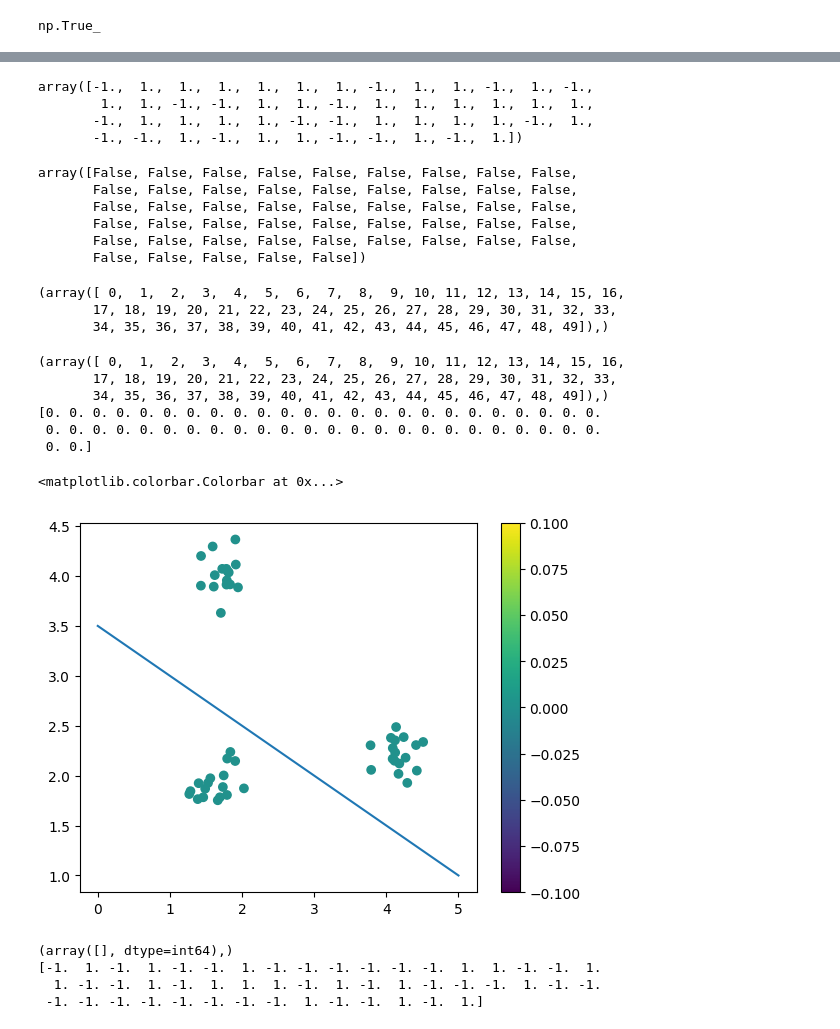
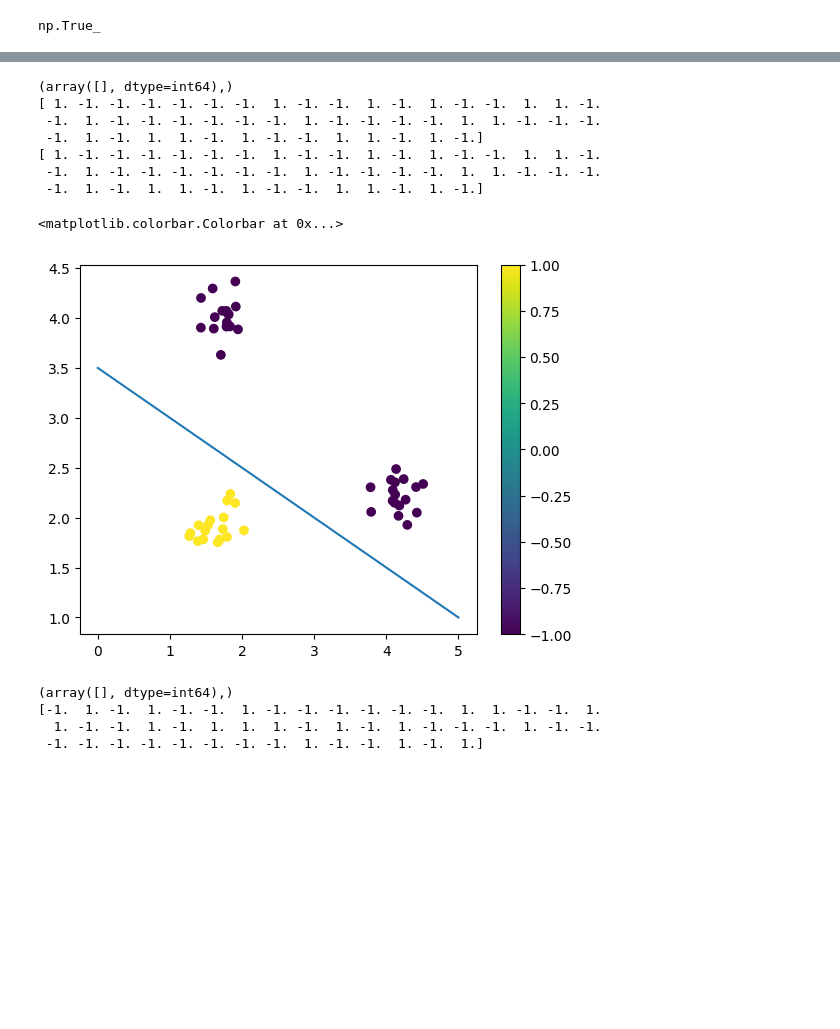
Before and after one commit to MrEwdew/DeepLearning25, a Jupyter notebook: week_2/Aufgabe_2_Multi_Class_Perceptrons.ipynb, the cells around one changed output, grey strips where cells are left out. Drawn from its saved outputs; the diff is of its cells as text; code cells hidden in the pictures; blank space fills up the shorter version.

```diff
--- a/week_2/Aufgabe_2_Multi_Class_Perceptrons.ipynb
+++ b/week_2/Aufgabe_2_Multi_Class_Perceptrons.ipynb
@@ -288,47 +275,25 @@ array([-0.74588419,  0.9106858 ,  0.98339344,  0.45261912,  1.4341747 ,
-# %%
-np.sign(w1.dot(X.T)+b1)
-# %% [output]
-array([-1.,  1.,  1.,  1.,  1.,  1.,  1., -1.,  1.,  1., -1.,  1., -1.,
-        1.,  1., -1., -1.,  1.,  1., -1.,  1.,  1.,  1.,  1.,  1.,  1.,
-       -1.,  1.,  1.,  1.,  1., -1., -1.,  1.,  1.,  1.,  1., -1.,  1.,
-       -1., -1.,  1., -1.,  1.,  1., -1., -1.,  1., -1.,  1.])
-# %%
-#check result
-y_one[:,0]==np.sign(w1.dot(X.T)+b1)
-# %% [output]
-array([False, False, False, False, False, False, False, False, False,
-       False, False, False, False, False, False, False, False, False,
-       False, False, False, False, False, False, False, False, False,
-       False, False, False, False, False, False, False, False, False,
-       False, False, False, False, False, False, False, False, False,
-       False, False, False, False, False])
-# %%
-# get IDs of wrong classified
-pos=np.where(y_one[:,0]!=np.sign(w1.dot(X.T)+b1))
-print(pos)
-# %% [output]
-(array([ 0,  1,  2,  3,  4,  5,  6,  7,  8,  9, 10, 11, 12, 13, 14, 15, 16,
-       17, 18, 19, 20, 21, 22, 23, 24, 25, 26, 27, 28, 29, 30, 31, 32, 33,
-       34, 35, 36, 37, 38, 39, 40, 41, 42, 43, 44, 45, 46, 47, 48, 49]),)
 # %%
-pos=np.where(y_one[:,0]!=np.sign(w1.dot(X.T)+b1))
+pos=np.where(y_one[:,0]==np.sign(w1.dot(X.T)+b1))
 print(pos)
+
 y_test=np.copy(y_one[:,0])
+print(y_test)
 y_test[pos]= 0
 print(y_test)
 plot_line_from_normal_vector_and_offset(w1,b1,x_range= [0,5])
 plt.scatter(X[:,0],X[:,1],c=y_test)#set color
 plt.colorbar()
 #abline(1,2)
 # %% [output]
-(array([ 0,  1,  2,  3,  4,  5,  6,  7,  8,  9, 10, 11, 12, 13, 14, 15, 16,
-       17, 18, 19, 20, 21, 22, 23, 24, 25, 26, 27, 28, 29, 30, 31, 32, 33,
-       34, 35, 36, 37, 38, 39, 40, 41, 42, 43, 44, 45, 46, 47, 48, 49]),)
-[0. 0. 0. 0. 0. 0. 0. 0. 0. 0. 0. 0. 0. 0. 0. 0. 0. 0. 0. 0. 0. 0. 0. 0.
- 0. 0. 0. 0. 0. 0. 0. 0. 0. 0. 0. 0. 0. 0. 0. 0. 0. 0. 0. 0. 0. 0. 0. 0.
- 0. 0.]
+(array([], dtype=int64),)
+[ 1. -1. -1. -1. -1. -1. -1.  1. -1. -1.  1. -1.  1. -1. -1.  1.  1. -1.
+ -1.  1. -1. -1. -1. -1. -1. -1.  1. -1. -1. -1. -1.  1.  1. -1. -1. -1.
+ -1.  1. -1.  1.  1. -1.  1. -1. -1.  1.  1. -1.  1. -1.]
+[ 1. -1. -1. -1. -1. -1. -1.  1. -1. -1.  1. -1.  1. -1. -1.  1.  1. -1.
+ -1.  1. -1. -1. -1. -1. -1. -1.  1. -1. -1. -1. -1.  1.  1. -1. -1. -1.
+ -1.  1. -1.  1.  1. -1.  1. -1. -1.  1.  1. -1.  1. -1.]
 <matplotlib.colorbar.Colorbar at 0x...>
-[figure, old version]
+[figure, new version]
 # %%
 # get IDs of wrong classified
 pos=np.where(y_one[:,1]!=np.sign(w2.dot(X.T)+b2))
```
Also changed, not shown: parts of 5 cells of this notebook.
